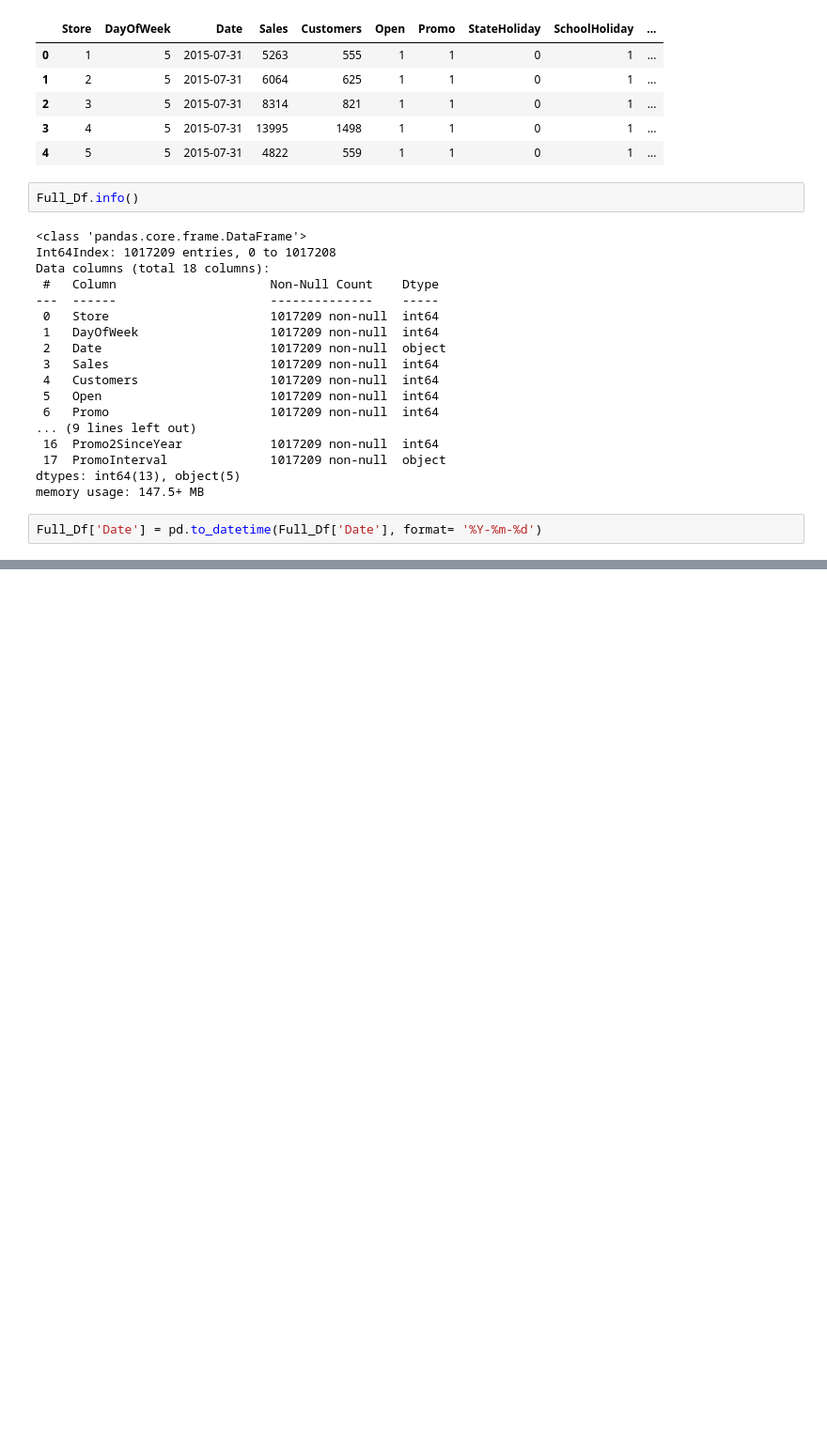
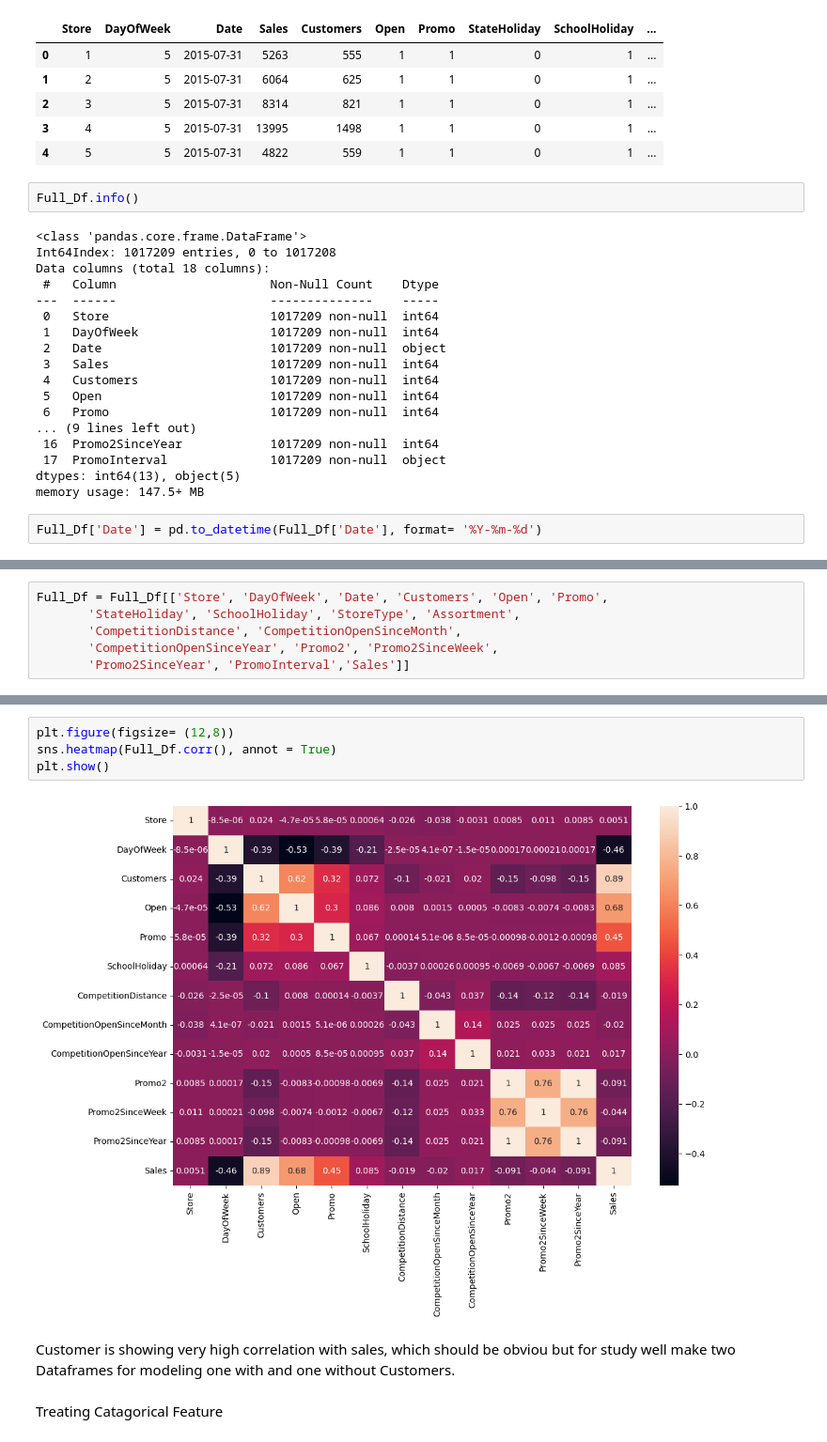
Before and after one commit to SaamarthMeston/Capstone-Project-2---Rossmann-s-sales-prediction, a Jupyter notebook: Rossmann_Sales_Prediction_Capstone_Project.ipynb, the cells around one changed output, grey strips where cells are left out. Shown at 94% size. Drawn from its saved outputs; the diff is of its cells as text; blank space fills up the shorter version.

```diff
--- a/Rossmann_Sales_Prediction_Capstone_Project.ipynb
+++ b/Rossmann_Sales_Prediction_Capstone_Project.ipynb
@@ -411,0 +443,6 @@ Full_Df['Date'] = pd.to_datetime(Full_Df['Date'], format= '%Y-%m-%d')
+# %%
+Full_Df = Full_Df[['Store', 'DayOfWeek', 'Date', 'Customers', 'Open', 'Promo',
+       'StateHoliday', 'SchoolHoliday', 'StoreType', 'Assortment',
+       'CompetitionDistance', 'CompetitionOpenSinceMonth',
+       'CompetitionOpenSinceYear', 'Promo2', 'Promo2SinceWeek',
+       'Promo2SinceYear', 'PromoInterval','Sales']]
@@ -411,0 +555,10 @@ Full_Df['Date'] = pd.to_datetime(Full_Df['Date'], format= '%Y-%m-%d')
+# %%
+plt.figure(figsize= (12,8))
+sns.heatmap(Full_Df.corr(), annot = True)
+plt.show()
+# %% [output]
+[figure, added]
+# %% [markdown]
+Customer is showing very high correlation with sales, which should be obviou but for study well make two Dataframes for modeling one with and one without Customers.
+# %% [markdown]
+Treating Catagorical Feature
```
Also changed, not shown: parts of 78 cells of this notebook.
